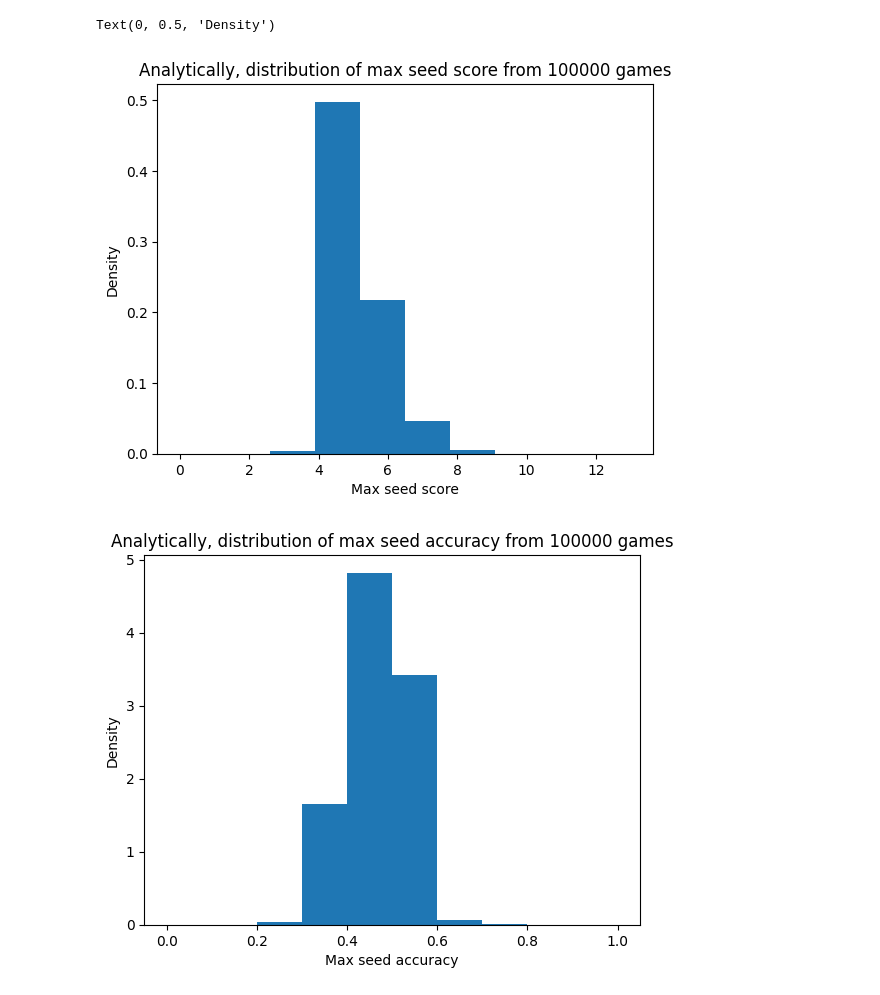
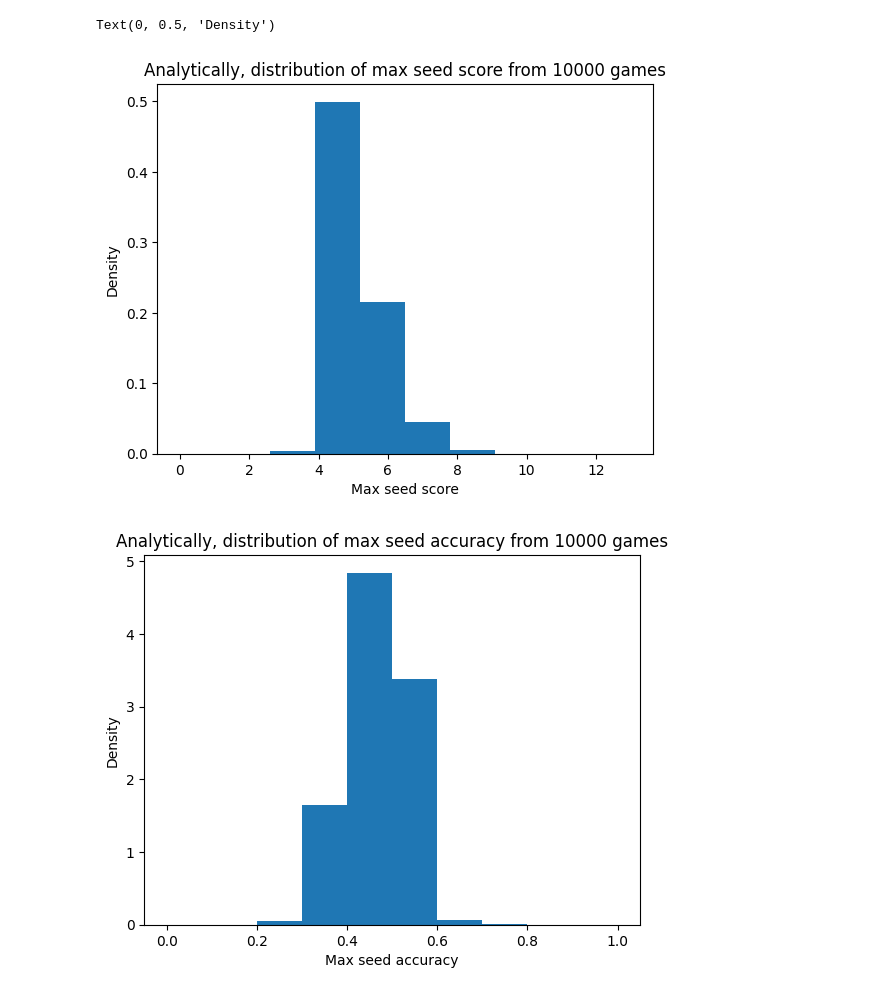
Before and after one commit to frankafan/Guess-My-Hand, a Jupyter notebook: hypergeometry.ipynb, the cells around one changed output. Cells and saved outputs as stored; diff of their text form; code cells hidden in the pictures.

```diff
--- a/hypergeometry.ipynb
+++ b/hypergeometry.ipynb
@@ -3,11 +3,10 @@ import numpy as np
 from scipy.special import comb
 import matplotlib.pyplot as plt
 
-n = 12
 N = 52
 K = 13
 
-def p(k):
+def p(k, n=12):
     return (comb(K,k) * comb(N-K,n-k)) / comb(N,n)
 # %%
 k = np.arange(1, 14)
@@ -26,7 +28,7 @@ plt.bar(k, p_values)
 import random
 
 
-def sample_hypergeometric(num_samples=1):
+def sample_hypergeometric(num_samples=1, n=12):
     probabilities = [p(k) for k in range(max(0, n - (N - K)), min(K, n) + 1)]
     cumulative_probabilities = np.cumsum(probabilities)
     cumulative_probabilities /= cumulative_probabilities[-1]
@@ -46,7 +48,7 @@ print("Mean:", np.mean(samples))
 print("Variance:", np.var(samples))
 print('Max:', max(samples))
 
-n_sim = 100000
+n_sim = 10000
 samples_sim = np.zeros(n_sim)
 for i in range(n_sim):
     samples_sim[i] = max(sample_hypergeometric(13))
@@ -57,16 +59,16 @@ Max: 6
 # %%
 plt.figure()
 plt.hist(samples_sim, range=(0, 13), density=True)
 plt.title(f'Analytically, distribution of max seed score from {n_sim} games')
 plt.xlabel('Max seed score')
 plt.ylabel('Density')
 
 plt.figure()
-plt.hist(samples_sim/n, range=(0,1), density=True)
+plt.hist(samples_sim/12, range=(0,1), density=True)
 plt.title(f'Analytically, distribution of max seed accuracy from {n_sim} games')
 plt.xlabel('Max seed accuracy')
 plt.ylabel('Density')
 # %% [output]
 Text(0, 0.5, 'Density')
-[figure, old version]
+[figure, new version]
-[figure, old version]
+[figure, new version]
```
Also changed, not shown: parts of 4 cells of this notebook.
